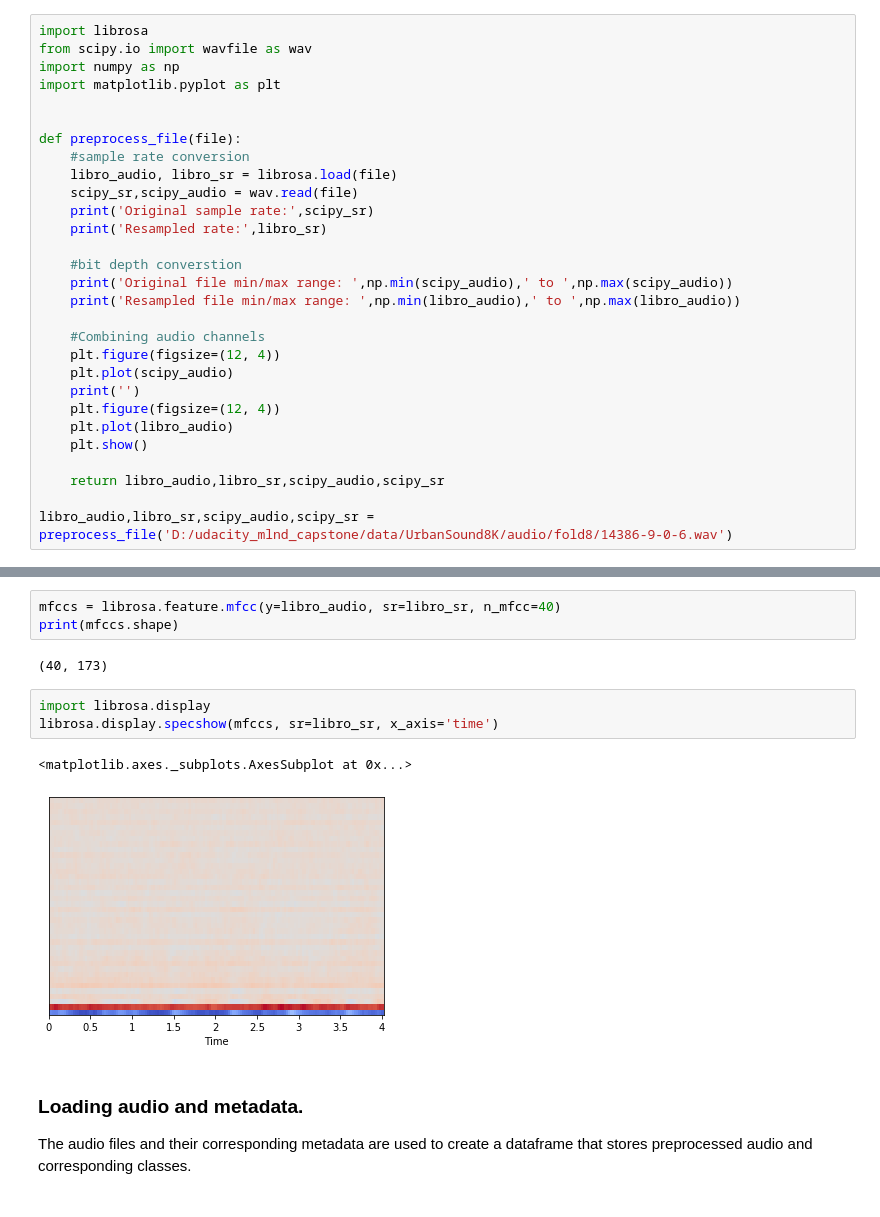
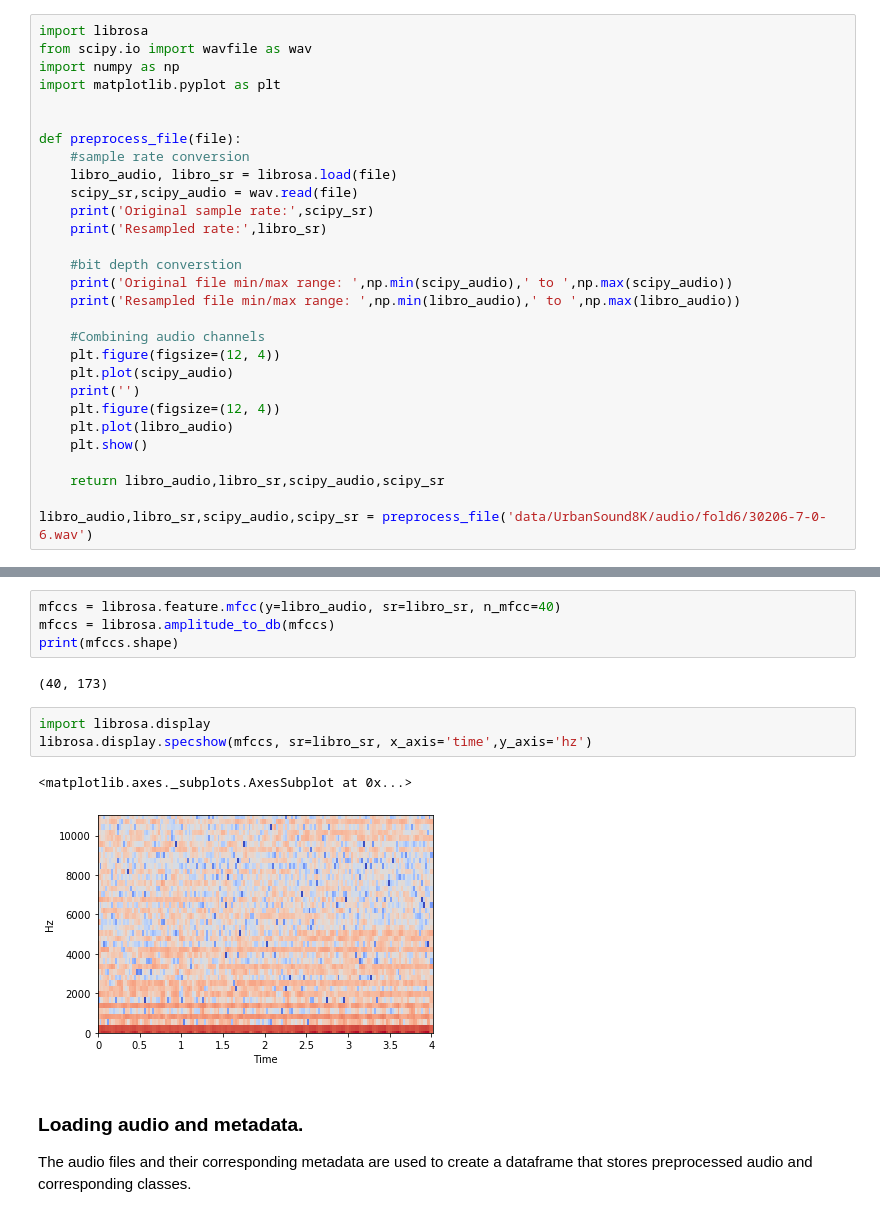
Before and after one commit to DeeparthGupta/udacity_mlnd_capstone, a Jupyter notebook: 2_Data Preprocessing.ipynb, the cells around one changed output, grey strips where cells are left out. Cells and saved outputs as stored; diff of their text form.

```diff
--- a/2_Data Preprocessing.ipynb
+++ b/2_Data Preprocessing.ipynb
@@ -36,7 +36,7 @@ def preprocess_file(file):
 
     return libro_audio,libro_sr,scipy_audio,scipy_sr
 
-libro_audio,libro_sr,scipy_audio,scipy_sr = preprocess_file('D:/udacity_mlnd_capstone/data/UrbanSound8K/audio/fold8/14386-9-0-6.wav')
+libro_audio,libro_sr,scipy_audio,scipy_sr = preprocess_file('data/UrbanSound8K/audio/fold6/30206-7-0-6.wav')
 # %% [output]
 Original sample rate: 44100
 Resampled rate: 22050
@@ -55,15 +55,16 @@ This will be used in the data generation phase where we will input audio into a
 ### Extracting a MFCC
 # %%
 mfccs = librosa.feature.mfcc(y=libro_audio, sr=libro_sr, n_mfcc=40)
+mfccs = librosa.amplitude_to_db(mfccs)
 print(mfccs.shape)
 # %% [output]
 (40, 173)
 # %%
 import librosa.display
-librosa.display.specshow(mfccs, sr=libro_sr, x_axis='time')
+librosa.display.specshow(mfccs, sr=libro_sr, x_axis='time',y_axis='hz')
 # %% [output]
 <matplotlib.axes._subplots.AxesSubplot at 0x...>
-[figure, old version]
+[figure, new version]
 # %% [markdown]
 ### Loading audio and metadata.
 The audio files and their corresponding metadata are used to create a dataframe that stores preprocessed audio and corresponding classes.
```
Also changed, not shown: parts of 3 cells of this notebook, 1 other file.
